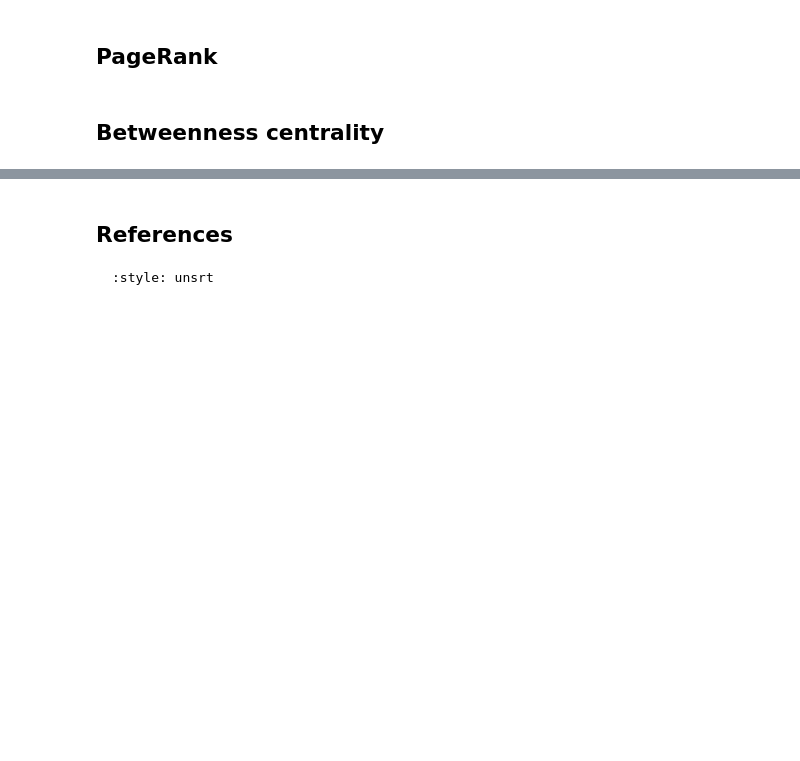
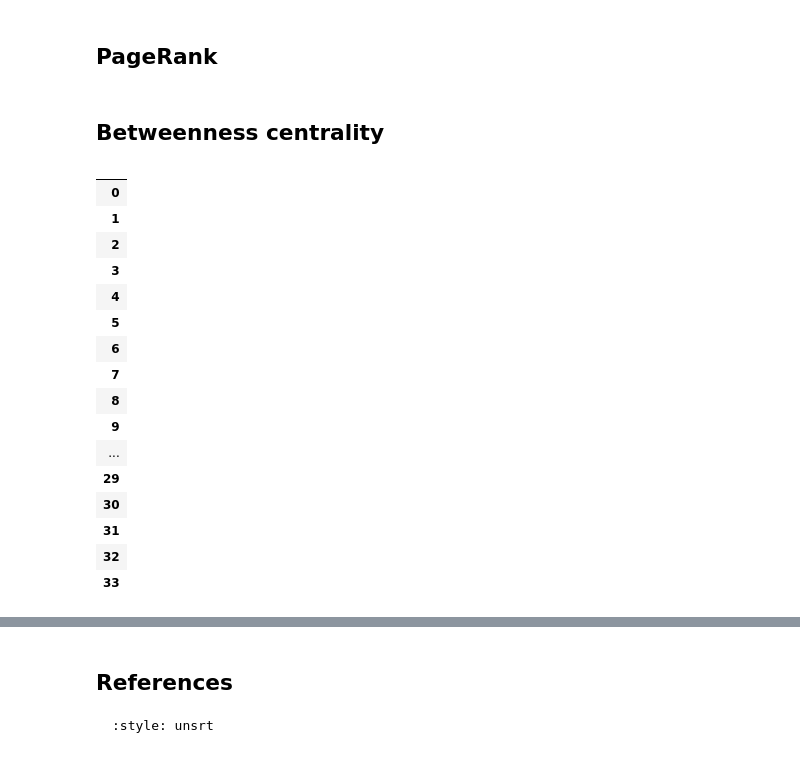
Before and after one commit to bdpedigo/networks-course, a Jupyter notebook: docs/centrality.ipynb, the cells around one changed output, grey strips where cells are left out. Drawn from its saved outputs; the diff is of its cells as text; code cells hidden in the pictures; blank space fills up the shorter version.

```diff
--- a/docs/centrality.ipynb
+++ b/docs/centrality.ipynb
@@ -145,3 +143,23 @@ nx.eigenvector_centrality(g)
 ## PageRank
 # %% [markdown]
 ## Betweenness centrality
+# %%
+node_data
+# %% [output]
+|  |
+| 0 |
+| 1 |
+| 2 |
+| 3 |
+| 4 |
+| 5 |
+| 6 |
+| 7 |
+| 8 |
+| 9 |
+| ... |
+| 29 |
+| 30 |
+| 31 |
+| 32 |
+| 33 |
```
Also changed, not shown: parts of 4 cells of this notebook, 1 other file.
